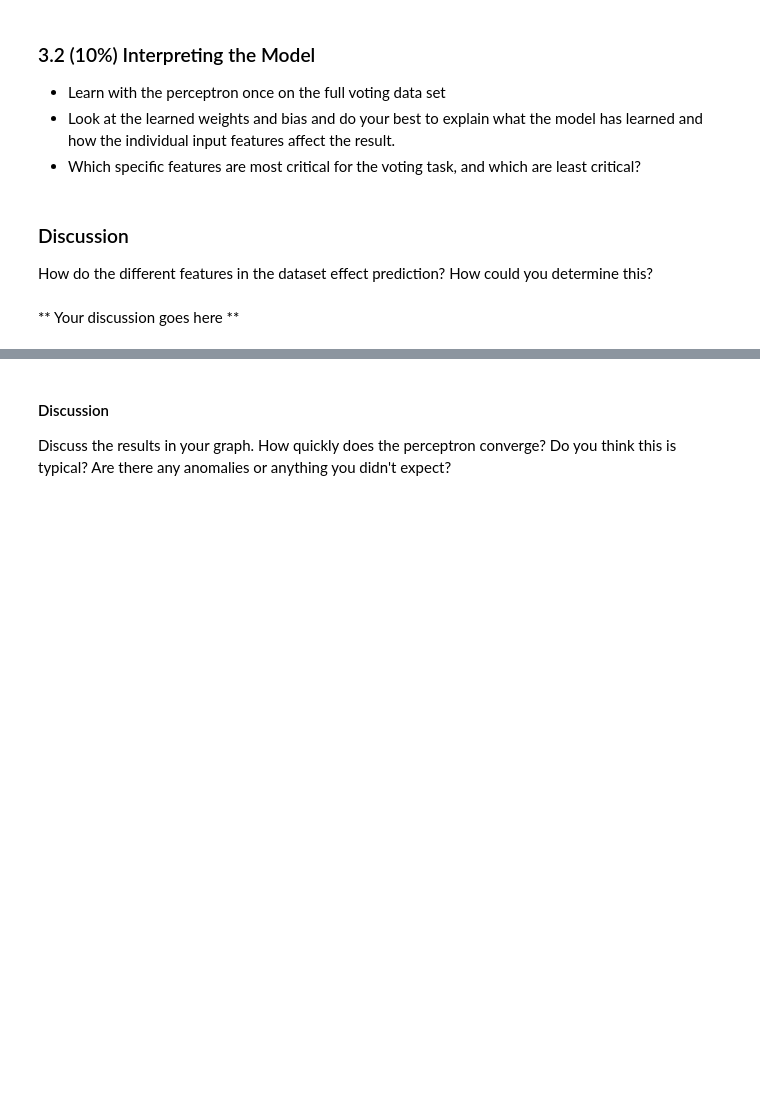
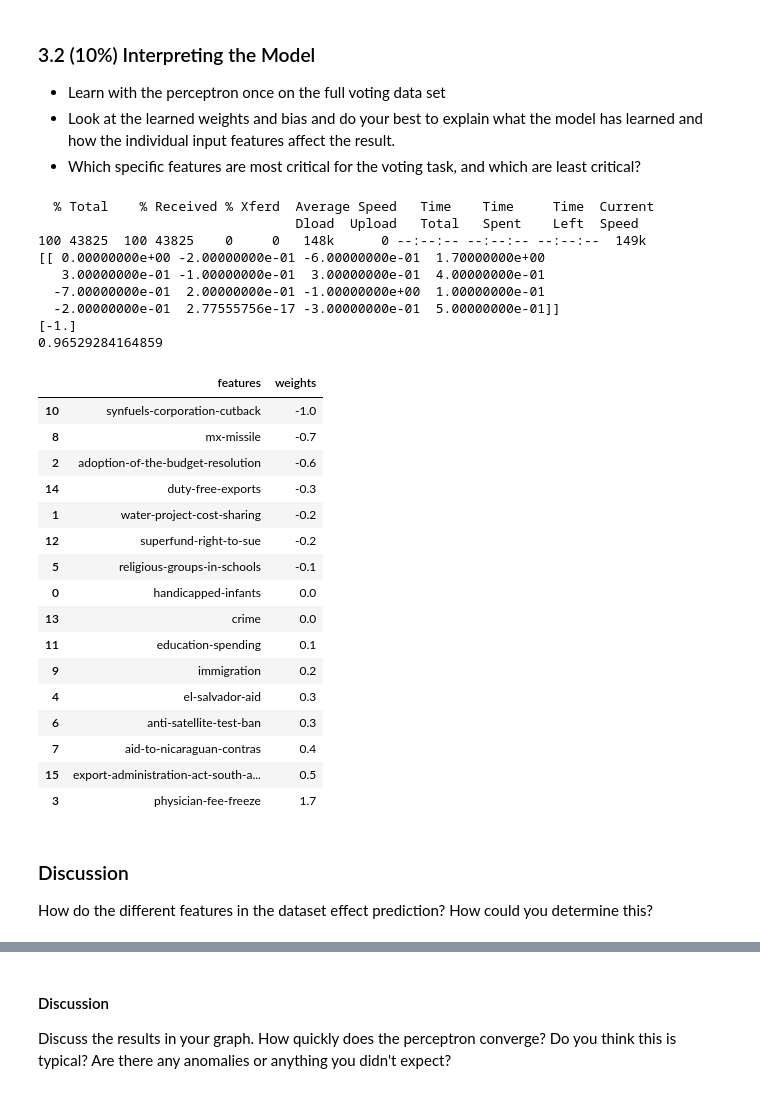
Before and after one commit to derekvawdrey/cs472, a Jupyter notebook: perceptron/Perceptron Lab.ipynb, the cells around one changed output, grey strips where cells are left out. Saved outputs shown, nothing was run; the diff lists cells and outputs as text; code cells hidden in the pictures; blank space fills up the shorter version.

```diff
--- a/perceptron/Perceptron Lab.ipynb
+++ b/perceptron/Perceptron Lab.ipynb
@@ -405,5 +415,49 @@ display(table_dataframe)
+# %%
+#Learn once on the full voting data set.  If you Look at our tutorial at the beginning
+!curl https://raw.githubusercontent.com/cs472ta/CS472/master/datasets/voting-dataset.arff --output voting-dataset.arff
+dataset_voting, meta = arff.loadarff('voting-dataset.arff')
+dataset_voting_encoded = pd.DataFrame(dataset_voting).apply(LabelEncoder().fit_transform)
+feature_names = dataset_voting_encoded.columns[:-1].tolist()
+clf = Perceptron(shuffle=False, verbose=0, eta0=.1, max_iter=1000)
+X = dataset_voting_encoded.iloc[:, :-1]
+y = dataset_voting_encoded.iloc[:, -1]
+clf.fit(X, y)
+print(clf.coef_)
+print(clf.intercept_)
+print(clf.score(X, y))
+
+table_df = pd.DataFrame({
+    'features': feature_names,
+    'weights': np.round(clf.coef_[0],16)
+})
+display(table_df.sort_values('weights'))
+# %% [output]
+  % Total    % Received % Xferd  Average Speed   Time    Time     Time  Current
+                                 Dload  Upload   Total   Spent    Left  Speed
+100 43825  100 43825    0     0   148k      0 --:--:-- --:--:-- --:--:--  149k
+[[ 0.00000000e+00 -2.00000000e-01 -6.00000000e-01  1.70000000e+00
+   3.00000000e-01 -1.00000000e-01  3.00000000e-01  4.00000000e-01
+  -7.00000000e-01  2.00000000e-01 -1.00000000e+00  1.00000000e-01
+  -2.00000000e-01  2.77555756e-17 -3.00000000e-01  5.00000000e-01]]
+[-1.]
+0.96529284164859
+|  | features | weights |
+| 10 | synfuels-corporation-cutback | -1.0 |
+| 8 | mx-missile | -0.7 |
+| 2 | adoption-of-the-budget-resolution | -0.6 |
+| 14 | duty-free-exports | -0.3 |
+| 1 | water-project-cost-sharing | -0.2 |
+| 12 | superfund-right-to-sue | -0.2 |
+| 5 | religious-groups-in-schools | -0.1 |
+| 0 | handicapped-infants | 0.0 |
+| 13 | crime | 0.0 |
+| 11 | education-spending | 0.1 |
+| 9 | immigration | 0.2 |
+| 4 | el-salvador-aid | 0.3 |
+| 6 | anti-satellite-test-ban | 0.3 |
+| 7 | aid-to-nicaraguan-contras | 0.4 |
+| 15 | export-administration-act-south-a... | 0.5 |
+| 3 | physician-fee-freeze | 1.7 |
 # %% [markdown]
 ### Discussion
 How do the different features in the dataset effect prediction? How could you determine this?
-# %% [markdown]
-** Your discussion goes here **
```
Also changed, not shown: parts of 13 cells of this notebook, 3 other files.
